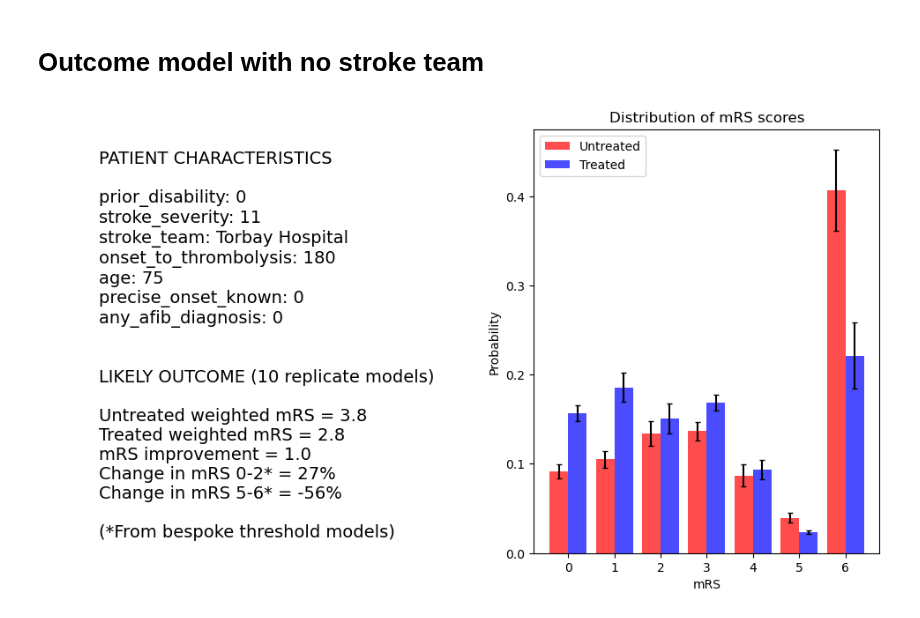
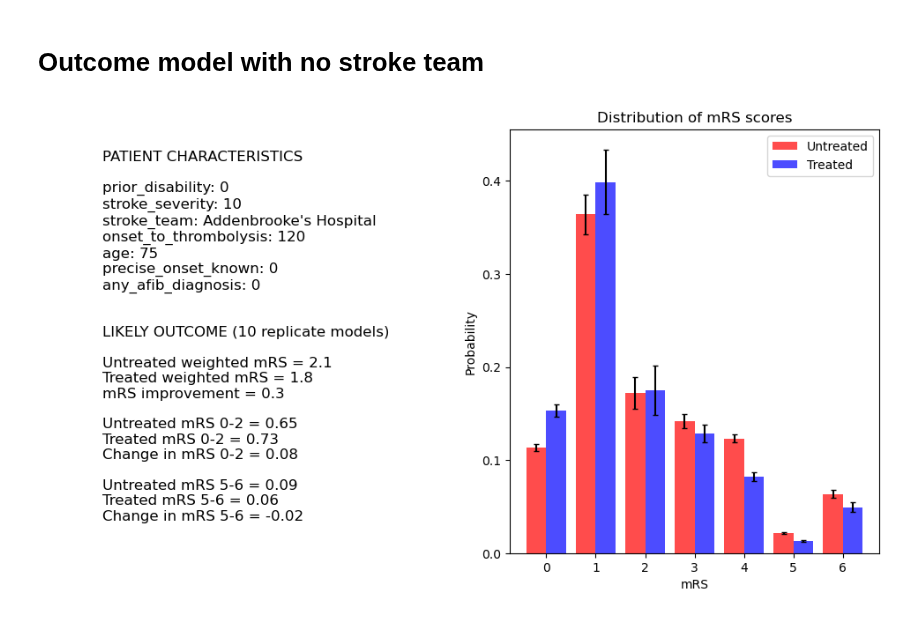
Before and after one commit to samuel-book/samuel_2_production, a Jupyter notebook: X_1_outcome.ipynb, the cells around one changed output. Cells and saved outputs as stored; diff of their text form; code cells hidden in the pictures.

```diff
--- a/X_1_outcome.ipynb
+++ b/X_1_outcome.ipynb
@@ -40,8 +40,6 @@ data = data.drop(columns=['stroke_team'])
 # Fit models
 replicates = 10
 model_full = []
-model_less_3 = []
-model_more_4 = []
 
 for i in range(replicates):
     # Sample data
@@ -52,22 +50,12 @@ for i in range(replicates):
     model = XGBClassifier(random_state=42+i)
     model.fit(X, y)
     model_full.append(model)
-    # Fit model to patients with mRS <3
-    y = sample['discharge_disability'] < 3
-    model = XGBClassifier(random_state=42+i)
-    model.fit(X, y)
-    model_less_3.append(model)
-    # Fit model to patients with mRS >4
-    y = sample['discharge_disability'] > 4
-    model = XGBClassifier(random_state=42 + i)
-    model.fit(X, y)
-    model_more_4.append(model)
 # %%
 patient = {
     'prior_disability': 0,
-    'stroke_severity': 11,
-    'stroke_team': 'Torbay Hospital',
-    'onset_to_thrombolysis': 180,
+    'stroke_severity': 10,
+    'stroke_team': "Addenbrooke's Hospital",
+    'onset_to_thrombolysis': 120,
     'age': 75,
     'precise_onset_known': 0,
     'any_afib_diagnosis': 0
@@ -80,8 +68,6 @@ untreated_less_3 = []
 treated_less_3 = []
 untreated_more_4 = []
 treated_more_4 = []
-untreated_less_3_from_full = []
-treated_more_4_from_full = []
 untreated_weighted_mrs = []
 treated_weighted_mrs = []
 improvement = []
@@ -109,15 +95,11 @@ for i in range(replicates):
     treated_weighted_mrs.append(weighted_treated)
     improvement.append(0-(weighted_treated - weighted_untreated))
     # Get untreated and treated distributions for mRS <3
-    untreated = model_less_3[i].predict_proba(pd.DataFrame(patient_untreated, index=[0]))[0]
-    treated = model_less_3[i].predict_proba(pd.DataFrame(patient_treated, index=[0]))[0]
-    untreated_less_3.append(untreated[1])
-    treated_less_3.append(treated[1])
+    untreated_less_3.append(np.sum(untreated[:3]))
+    treated_less_3.append(np.sum(treated[:3]))
     # Get untreated and treated distributions for mRS >4
-    untreated = model_more_4[i].predict_proba(pd.DataFrame(patient_untreated, index=[0]))[0]
-    treated = model_more_4[i].predict_proba(pd.DataFrame(patient_treated, index=[0]))[0]
-    untreated_more_4.append(untreated[1])
-    treated_more_4.append(treated[1])
+    untreated_more_4.append(np.sum(untreated[5:]))
+    treated_more_4.append(np.sum(treated[5:]))
 
 #### PLOT ####
 
@@ -138,46 +120,56 @@ patient_text = patient_text + (
 
 patient_text = patient_text + f'\n\n\nLIKELY OUTCOME ({replicates} replicate models)\n'
 
-v = np.mean(untreated_weighted_mrs).round(1)
-patient_text = patient_text + f'\nUntreated weighted mRS = {v}'
-v = np.mean(treated_weighted_mrs).round(1)
-patient_text = patient_text + f'\nTreated weighted mRS = {v}'
-v = np.mean(improvement).round(1)
-patient_text = patient_text + f'\nmRS improvement = {v}'
-v = ((np.mean(treated_less_3) / np.mean(untreated_less_3)) -1) * 100
-patient_text = patient_text + f'\nChange in mRS 0-2* = {v:0.0f}%'
-v = ((np.mean(treated_more_4) / np.mean(untreated_more_4)) -1) * 100
-patient_text = patient_text + f'\nChange in mRS 5-6* = {v:0.0f}%'
-patient_text = patient_text + f'\n\n(*From bespoke threshold models)'
+v = np.mean(untreated_weighted_mrs)
+patient_text = patient_text + f'\nUntreated weighted mRS = {v:0.1f}'
+v = np.mean(treated_weighted_mrs)
+patient_text = patient_text + f'\nTreated weighted mRS = {v:0.1f}'
+v = np.mean(improvement)
+patient_text = patient_text + f'\nmRS improvement = {v:0.1f}'
 
-ax.text(0.15, 0.95, patient_text, transform=ax.transAxes, fontsize=14,
+v = np.mean(untreated_less_3)
+patient_text = patient_text + f'\n\nUntreated mRS 0-2 = {v:0.2f}'
+v = np.mean(treated_less_3)
+patient_text = patient_text + f'\nTreated mRS 0-2 = {v:0.2f}'
+v = (np.mean(treated_less_3) - np.mean(untreated_less_3))
+patient_text = patient_text + f'\nChange in mRS 0-2 = {v:0.2f}'
+
+v = np.mean(untreated_more_4)
+patient_text = patient_text + f'\n\nUntreated mRS 5-6 = {v:0.2f}'
+v = np.mean(treated_more_4)
+patient_text = patient_text + f'\nTreated mRS 5-6 = {v:0.2f}'
+v = (np.mean(treated_more_4) - np.mean(untreated_more_4))
+patient_text = patient_text + f'\nChange in mRS 5-6 = {v:0.2f}'
+
+
+ax.text(0.15, 0.95, patient_text, transform=ax.transAxes, fontsize=12,
         verticalalignment='top')
 
 # Remove all axes
 ax.axis('off')
 
 # Plot outcomes
 ax = fig.add_subplot(122)
 x = np.arange(7)
 ax.bar(x-0.2, np.mean(untreated_dist, axis=0),
        color='red', label=f'Untreated', linewidth=1, linestyle='--', width=0.4, alpha=0.7)
 ax.bar(x+0.2, np.mean(treated_dist, axis=0),
        color='blue', label=f'Treated', linewidth=1, linestyle='--', width=0.4, alpha=0.7)
 error_untreated = np.std(untreated_dist, axis=0) / np.sqrt(replicates)
 error_treated = np.std(treated_dist, axis=0) / np.sqrt(replicates)
 ax.errorbar(x-0.2, np.mean(untreated_dist, axis=0), yerr=error_untreated,
             fmt='none', ecolor='black', capsize=2)
 ax.errorbar(x+0.2, np.mean(treated_dist, axis=0), yerr=error_treated,
                 fmt='none', ecolor='black', capsize=2)
 
 
 ax.legend()
 ax.set_xlabel('mRS')
 ax.set_ylabel('Probability')
 ax.set_title(f'Distribution of mRS scores')
 
 
 plt.tight_layout(pad=2)
 plt.show()
 # %% [output]
-[figure, old version]
+[figure, new version]
```
